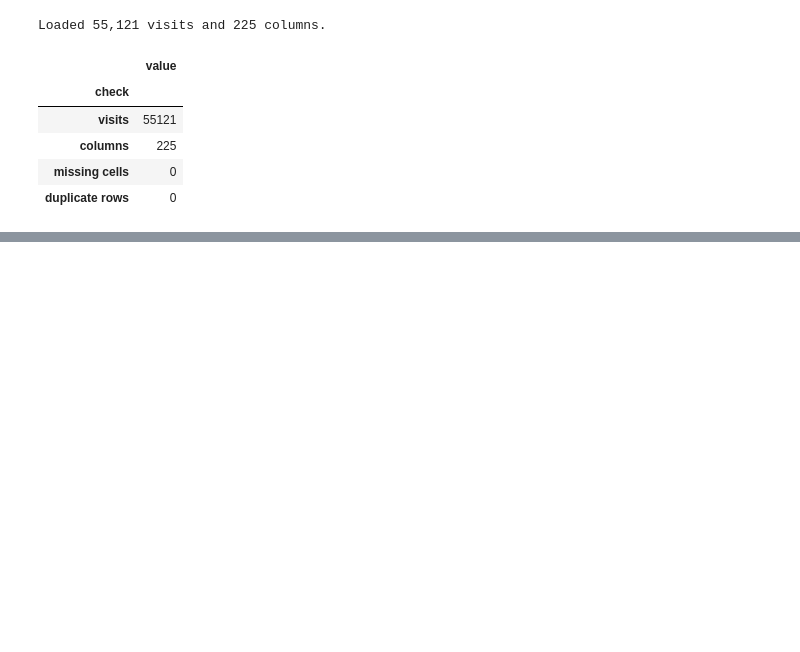
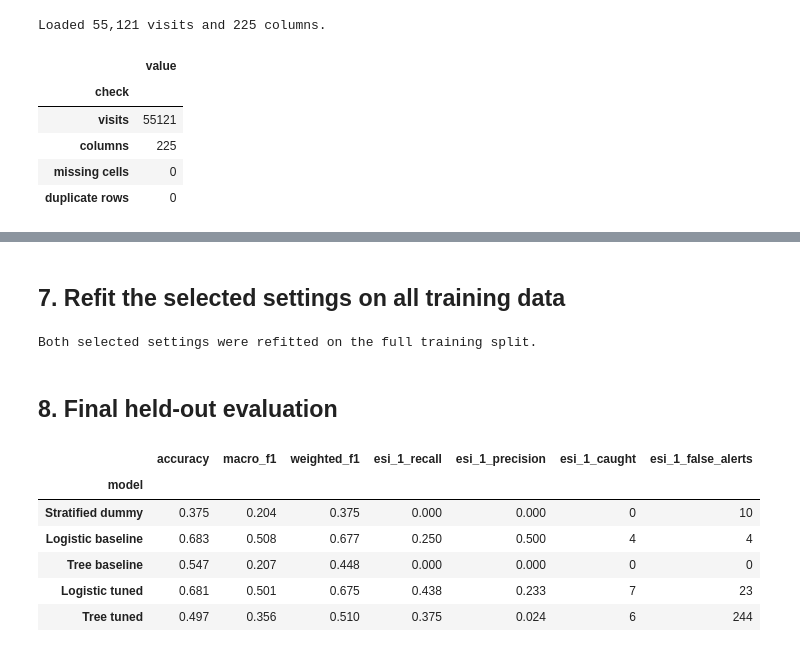
Before and after one commit to Ternatsu2/carisurg-portfolio, a Jupyter notebook: notebooks/week6_final_baseline_models.ipynb, the cells around one changed output, grey strips where cells are left out. Drawn from its saved outputs; the diff is of its cells as text; code cells hidden in the pictures; blank space fills up the shorter version.

```diff
--- a/notebooks/week6_final_baseline_models.ipynb
+++ b/notebooks/week6_final_baseline_models.ipynb
@@ -399,0 +304,71 @@ The full clinical CSV remains local and is excluded from version control.
+# %% [markdown]
+## 7. Refit the selected settings on all training data
+# %%
+tuned_logistic = LogisticRegression(
+    max_iter=1500,
+    class_weight={1: 8},
+    random_state=RANDOM_STATE,
+)
+with warnings.catch_warnings():
+    warnings.filterwarnings("ignore", category=RuntimeWarning)
+    tuned_logistic.fit(X_train_scaled, y_train)
+
+tuned_tree = DecisionTreeClassifier(
+    max_depth=12,
+    min_samples_leaf=10,
+    class_weight="balanced",
+    random_state=RANDOM_STATE,
+)
+tuned_tree.fit(X_train, y_train)
+
+predictions["Logistic tuned"] = tuned_logistic.predict(X_test_scaled)
+predictions["Tree tuned"] = tuned_tree.predict(X_test)
+
+print("Both selected settings were refitted on the full training split.")
+# %% [output]
+Both selected settings were refitted on the full training split.
+# %% [markdown]
+## 8. Final held-out evaluation
+# %%
+def summarise_model(name, y_pred):
+    matrix = confusion_matrix(y_test, y_pred, labels=LABELS)
+    true_esi_1 = int(matrix[0, 0])
+    false_esi_1 = int((y_pred == 1).sum() - true_esi_1)
+    return {
+        "model": name,
+        "accuracy": accuracy_score(y_test, y_pred),
+        "macro_f1": f1_score(y_test, y_pred, average="macro", zero_division=0),
+        "weighted_f1": f1_score(y_test, y_pred, average="weighted", zero_division=0),
+        "esi_1_recall": recall_score(
+            y_test, y_pred, labels=[1], average=None, zero_division=0
+        )[0],
+        "esi_1_precision": precision_score(
+            y_test, y_pred, labels=[1], average=None, zero_division=0
+        )[0],
+        "esi_1_caught": true_esi_1,
+        "esi_1_false_alerts": false_esi_1,
+    }
+
+
+metrics = pd.DataFrame(
+    [summarise_model(name, y_pred) for name, y_pred in predictions.items()]
+).set_index("model")
+metrics.to_csv(docs_directory / "w6_final_metrics.csv")
+
+metrics.style.format(
+    {
+        "accuracy": "{:.3f}",
+        "macro_f1": "{:.3f}",
+        "weighted_f1": "{:.3f}",
+        "esi_1_recall": "{:.3f}",
+        "esi_1_precision": "{:.3f}",
+    }
+)
+# %% [output]
+|  | accuracy | macro_f1 | weighted_f1 | esi_1_recall | esi_1_precision | esi_1_caught | esi_1_false_alerts |
+| model |  |  |  |  |  |  |  |
+| Stratified dummy | 0.375 | 0.204 | 0.375 | 0.000 | 0.000 | 0 | 10 |
+| Logistic baseline | 0.683 | 0.508 | 0.677 | 0.250 | 0.500 | 4 | 4 |
+| Tree baseline | 0.547 | 0.207 | 0.448 | 0.000 | 0.000 | 0 | 0 |
+| Logistic tuned | 0.681 | 0.501 | 0.675 | 0.438 | 0.233 | 7 | 23 |
+| Tree tuned | 0.497 | 0.356 | 0.510 | 0.375 | 0.024 | 6 | 244 |
```
Also changed, not shown: parts of 38 cells of this notebook, 16 other files.
